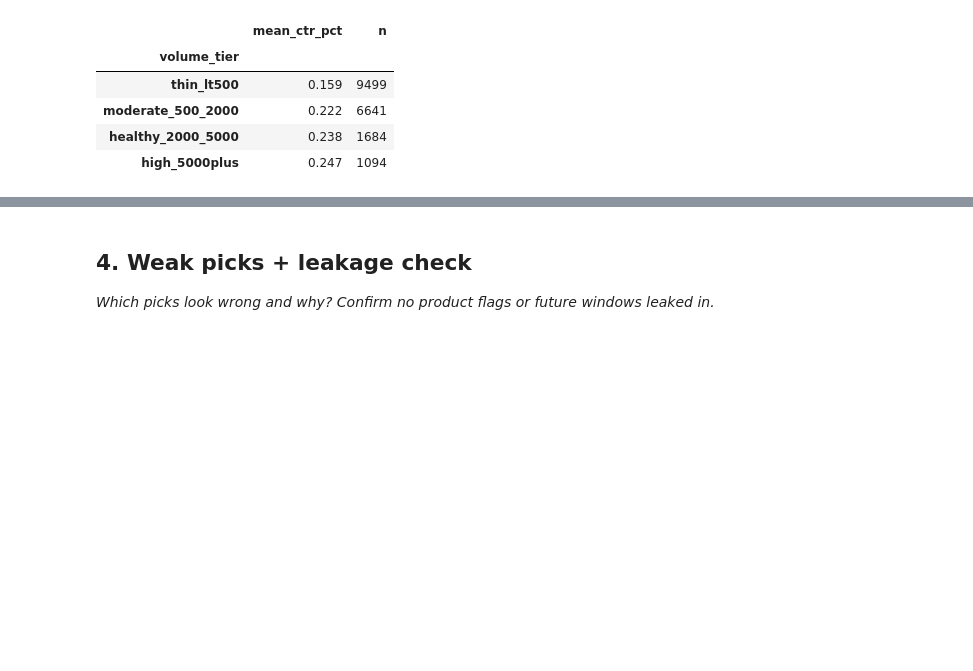
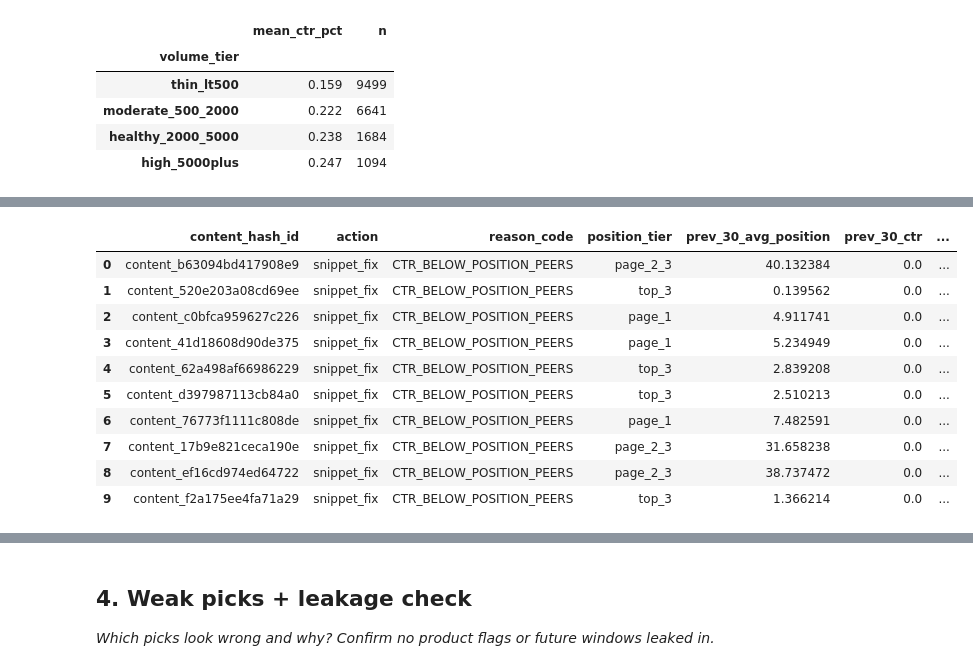
Before and after one commit to vahagngrigoryan2006/flyrank-internship-ml, a Jupyter notebook: work/notebooks/w04_baseline_score.ipynb, the cells around one changed output, grey strips where cells are left out. Saved outputs shown, nothing was run; the diff lists cells and outputs as text; code cells hidden in the pictures; blank space fills up the shorter version.

```diff
--- a/work/notebooks/w04_baseline_score.ipynb
+++ b/work/notebooks/w04_baseline_score.ipynb
@@ -192,0 +247,32 @@ Signal 2 -- mean prev_30 CTR (%) by volume tier:
+# %%
+# This cell is for CODE (numbers, a query, a check).
+# Write your text answer in the cell ABOVE this one — typing sentences here breaks Run All.
+
+TOP_N = 10  # the card requires 10; change to 20 for the "always welcome" bonus
+
+def confidence_note(row):
+    if row["prev_30_impressions"] >= 5000:
+        return "high (large prev_30 sample)"
+    if row["prev_30_impressions"] >= 2000:
+        return "medium"
+    return "low (thin prev_30 sample for this position tier)"
+
+top = queue.head(TOP_N).copy()
+top["confidence"] = top.apply(confidence_note, axis=1)
+
+review_cols = ["content_hash_id", "action", "reason_code", "position_tier", "prev_30_avg_position",
+               "prev_30_ctr", "expected_ctr_for_tier", "ctr_gap", "prev_30_impressions",
+               "content_age_days_at_decision", "days_since_last_update_at_decision", "confidence", "score"]
+top[review_cols]
+# %% [output]
+|  | content_hash_id | action | reason_code | position_tier | prev_30_avg_position | prev_30_ctr | ... |
+| 0 | content_b63094bd417908e9 | snippet_fix | CTR_BELOW_POSITION_PEERS | page_2_3 | 40.132384 | 0.0 | ... |
+| 1 | content_520e203a08cd69ee | snippet_fix | CTR_BELOW_POSITION_PEERS | top_3 | 0.139562 | 0.0 | ... |
+| 2 | content_c0bfca959627c226 | snippet_fix | CTR_BELOW_POSITION_PEERS | page_1 | 4.911741 | 0.0 | ... |
+| 3 | content_41d18608d90de375 | snippet_fix | CTR_BELOW_POSITION_PEERS | page_1 | 5.234949 | 0.0 | ... |
+| 4 | content_62a498af66986229 | snippet_fix | CTR_BELOW_POSITION_PEERS | top_3 | 2.839208 | 0.0 | ... |
+| 5 | content_d397987113cb84a0 | snippet_fix | CTR_BELOW_POSITION_PEERS | top_3 | 2.510213 | 0.0 | ... |
+| 6 | content_76773f1111c808de | snippet_fix | CTR_BELOW_POSITION_PEERS | page_1 | 7.482591 | 0.0 | ... |
+| 7 | content_17b9e821ceca190e | snippet_fix | CTR_BELOW_POSITION_PEERS | page_2_3 | 31.658238 | 0.0 | ... |
+| 8 | content_ef16cd974ed64722 | snippet_fix | CTR_BELOW_POSITION_PEERS | page_2_3 | 38.737472 | 0.0 | ... |
+| 9 | content_f2a175ee4fa71a29 | snippet_fix | CTR_BELOW_POSITION_PEERS | top_3 | 1.366214 | 0.0 | ... |
```
Also changed, not shown: parts of 8 cells of this notebook.
